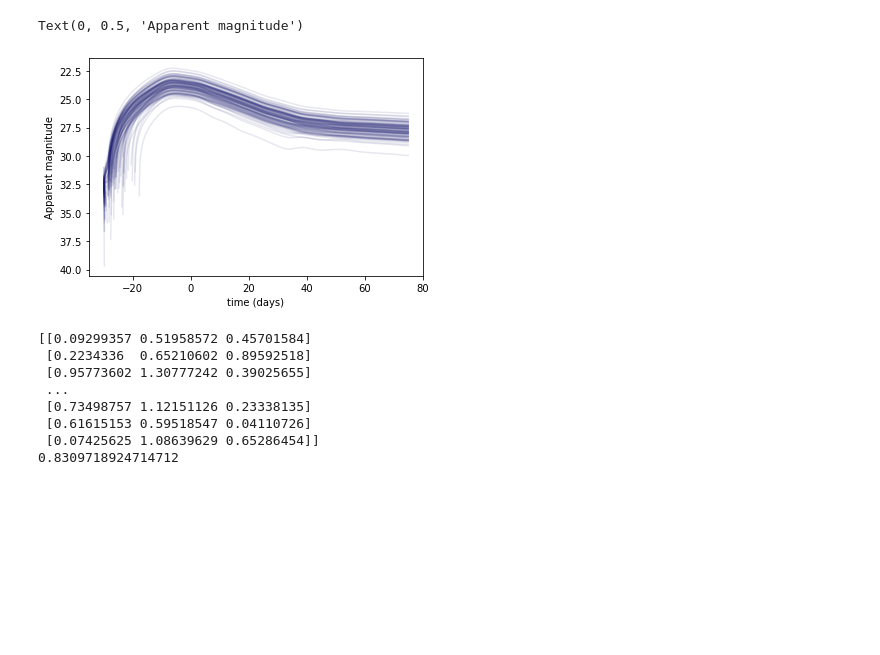
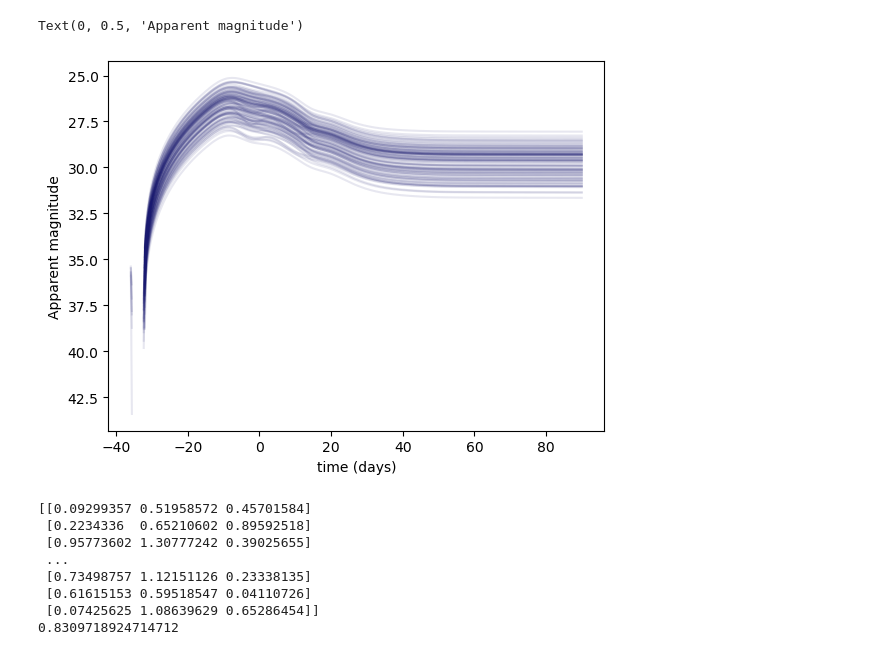
Before and after one commit to Nikki1510/lensed_supernova_simulator_tool, a Jupyter notebook: src/SALT3_multiband_testing.ipynb, the cells around one changed output. Saved outputs shown, nothing was run; the diff lists cells and outputs as text; code cells hidden in the pictures; blank space fills up the shorter version.

```diff
--- a/src/SALT3_multiband_testing.ipynb
+++ b/src/SALT3_multiband_testing.ipynb
@@ -51,23 +51,23 @@ def light_curve(z_source):
     model.set(x0=x0)
     return model, x1, c, MW_dust, M_observed
 # %%
-z_source = 0.5
+z_source = 0.8
 bandpass = 'lsstg'
-times = np.linspace(-50, 150, 1000)
+times = np.linspace(-50, 250, 1000)
 
 for i in range(100):
 
     model, _, _, _, _ = light_curve(z_source)
     mags = model.bandmag(bandpass, time=times, magsys='ab')
 
     plt.plot(times, mags, color='midnightblue', alpha=0.1)
 
 plt.gca().invert_yaxis()
 plt.xlabel("time (days)")
 plt.ylabel("Apparent magnitude")
 # %% [output]
 Text(0, 0.5, 'Apparent magnitude')
-[figure, old version]
+[figure, new version]
 # %%
 data = np.load("../data/sample_zl_zsn_theta.npz")['zlens_zSN_theta']
 
```
Also changed, not shown: 4 other files.
